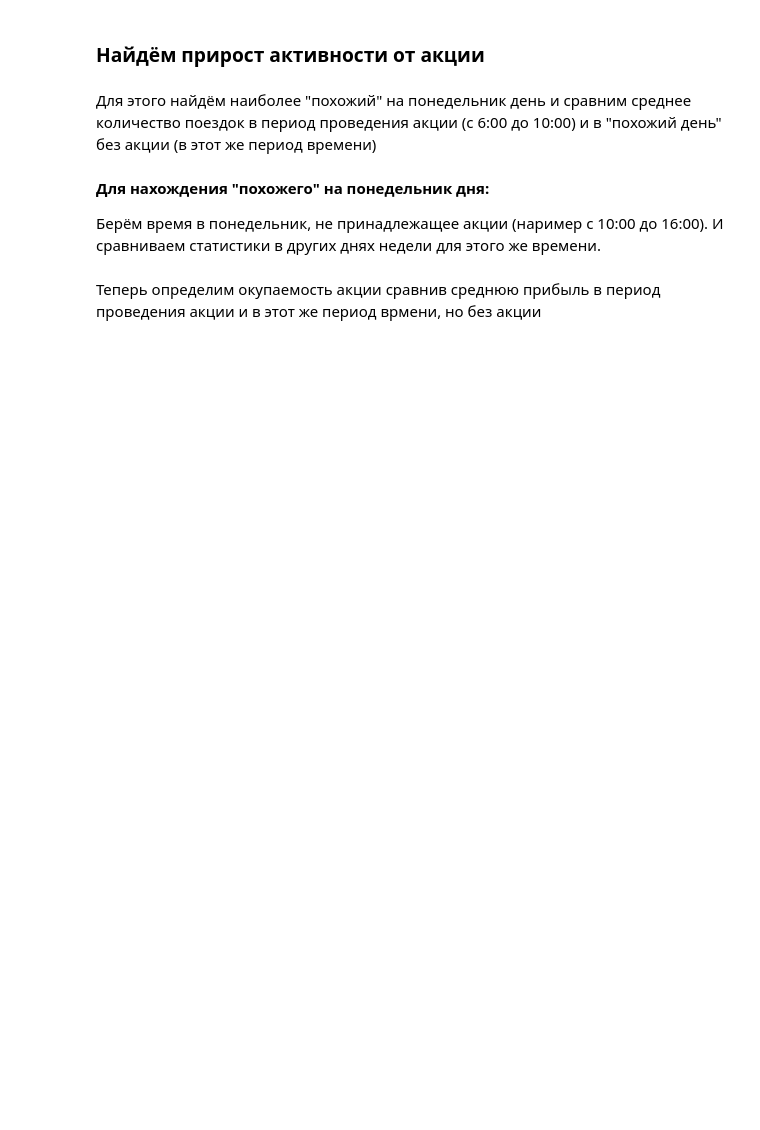
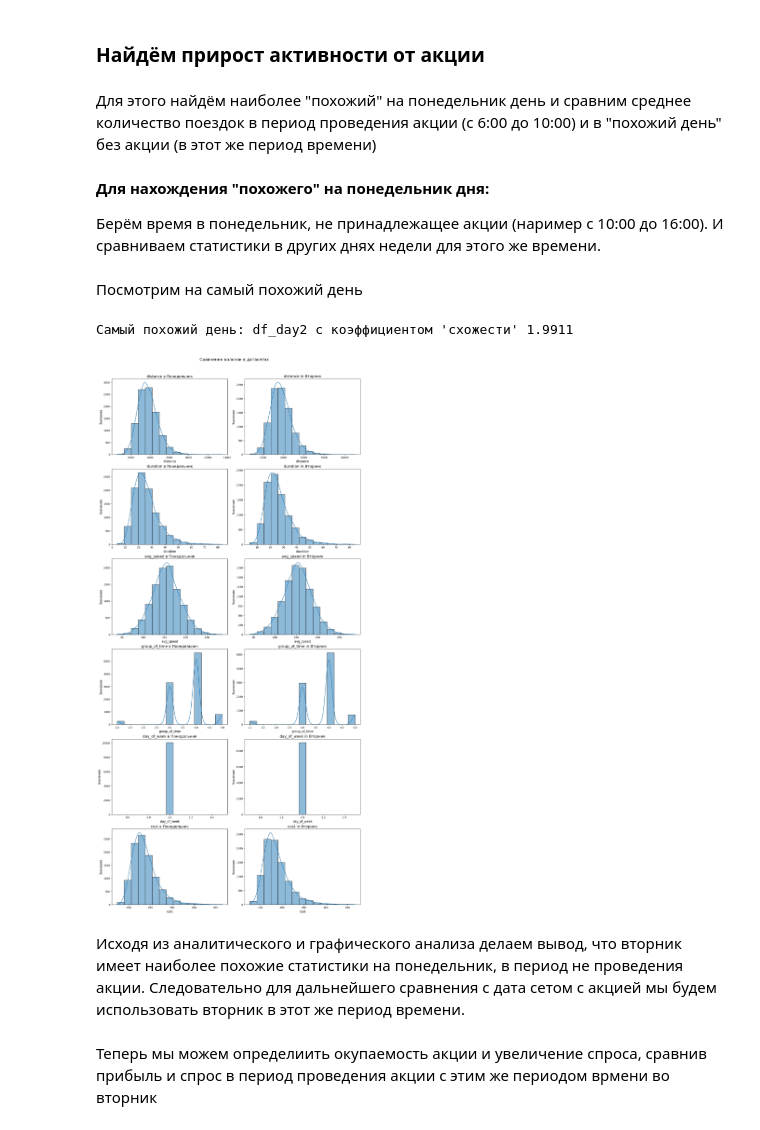
Before and after one commit to BlackkkMaster/ad_project_team16, a Jupyter notebook: kick_sharing.ipynb, the cells around one changed output. Drawn from its saved outputs; the diff is of its cells as text; code cells hidden in the pictures; blank space fills up the shorter version.

```diff
--- a/kick_sharing.ipynb
+++ b/kick_sharing.ipynb
@@ -835,0 +810,2 @@ for day in range(1, 8):
+# %% [markdown]
+Посмотрим на самый похожий день
@@ -835,0 +851,45 @@ for day in range(1, 8):
+# %%
+day_dataframes = {
+    'df_day1': df_day1,
+    'df_day2': df_day2,
+    'df_day3': df_day3,
+    'df_day4': df_day4,
+    'df_day5': df_day5,
+    'df_day6': df_day6,
+    'df_day7': df_day7
+}
+most_similar_day1, similarity_score1 = find_most_similar_day(day_dataframes)
+print(f"Самый похожий день: {most_similar_day1} с коэффициентом 'схожести' {similarity_score1:.4f}")
+# %% [output]
+Самый похожий день: df_day2 с коэффициентом 'схожести' 1.9911
+# %%
+def plot_comparison_histograms(df1, df2, columns, df1_title='DataFrame 1', df2_title='DataFrame 2'):
+    rows = len(columns)
+    if rows == 0:
+        print("нет количественных данных")
+        return
+
+    fig, axs = plt.subplots(rows, 2, figsize=(15, 5 * rows))
+    fig.tight_layout(pad=3.0)
+    plt.rcParams.update({"font.size": 12})
+
+    for i, col in enumerate(columns):
+        sns.histplot(df1[col], kde=True, bins=15, ax=axs[i][0])
+        axs[i][0].set_title(f'{col} в {df1_title}')
+        axs[i][0].set_xlabel(col)
+        axs[i][0].set_ylabel('Значение')
+
+        sns.histplot(df2[col], kde=True, bins=15, ax=axs[i][1])
+        axs[i][1].set_title(f'{col} in {df2_title}')
+        axs[i][1].set_xlabel(col)
+        axs[i][1].set_ylabel('Значение')
+
+    plt.suptitle(f'Сравнение колонок в датасетах', fontsize=16, y=1.02)
+    plt.show()
+# %%
+plot_comparison_histograms(df_day1, df_day2, integer_data(df_day1), df1_title='Понедельник', df2_title='Вторник')
+# %% [output]
+[figure, added]
+# %% [markdown]
+Исходя из аналитического и графического анализа делаем вывод, что вторник имеет наиболее похожие статистики на понедельник, в период не проведения акции.
+Следовательно для дальнейшего сравнения с дата сетом с акцией мы будем использовать вторник в этот же период времени.
@@ -836,2 +903,2 @@ for day in range(1, 8):
 # %% [markdown]
-Теперь определим окупаемость акции сравнив среднюю прибыль в период проведения акции и в этот же период врмени, но без акции
+Теперь мы можем определиить окупаемость акции и увеличение спроса, сравнив прибыль и спрос в период проведения акции с этим же периодом врмени во вторник
```
Also changed, not shown: parts of 16 cells of this notebook.
